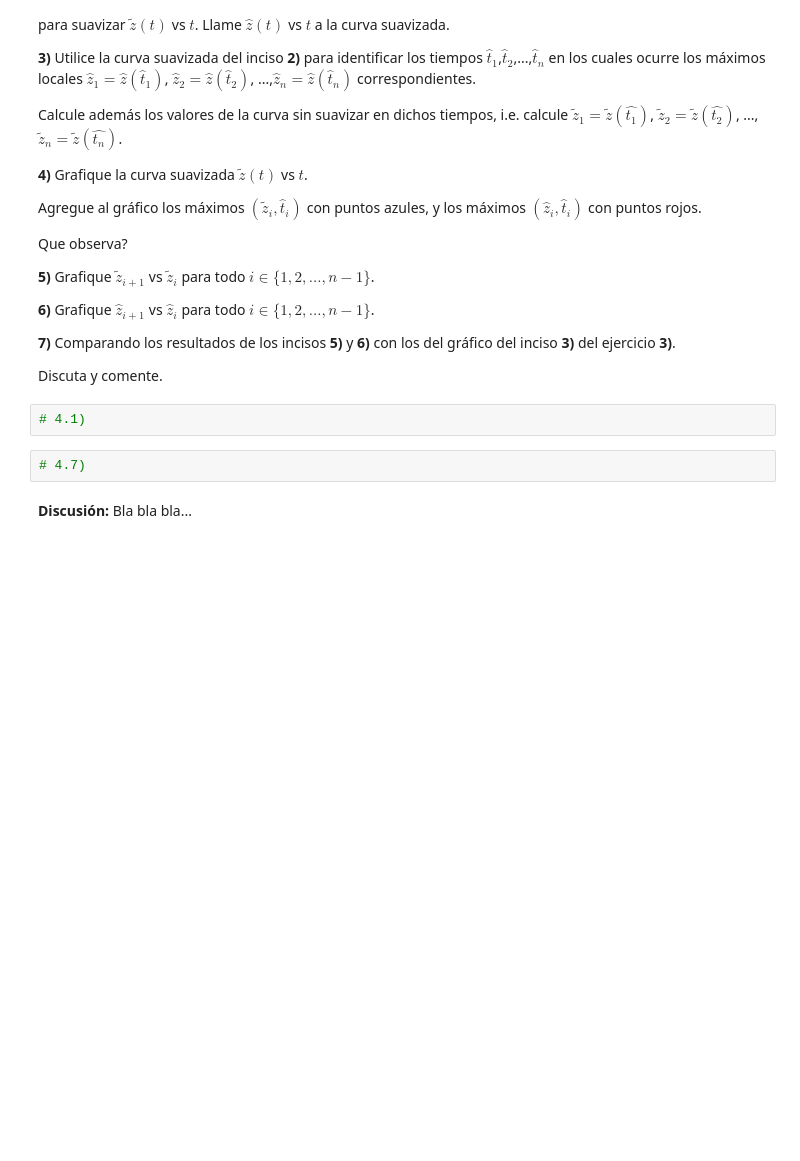
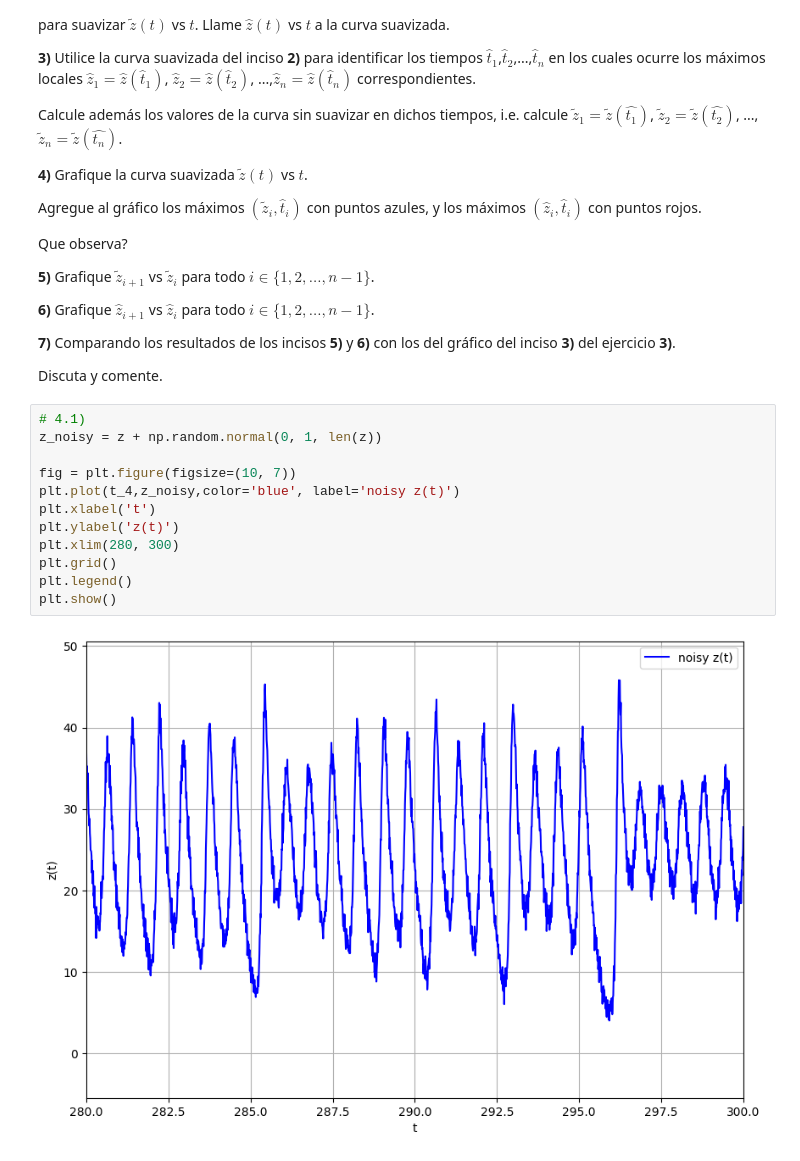
Before and after one commit to AdolfoBanchio/Redes-neuronales-2024, a Jupyter notebook: guias_ejercicios/redes_neuronales_2024_guia_6.ipynb, the cells around one changed output. Cells and saved outputs as stored; diff of their text form; blank space fills up the shorter version.

```diff
--- a/guias_ejercicios/redes_neuronales_2024_guia_6.ipynb
+++ b/guias_ejercicios/redes_neuronales_2024_guia_6.ipynb
@@ -268,9 +286,17 @@ Que observa?
 **7)** Comparando los resultados de los incisos **5)** y **6)** con los del gráfico del inciso **3)** del ejercicio **3)**.
 
 Discuta y comente.
-# %%
-# 4.1)
-# %%
-# 4.7)
-# %% [markdown]
-**Discusión:** Bla bla bla...
+# %%
+# 4.1)
+z_noisy = z + np.random.normal(0, 1, len(z))
+
+fig = plt.figure(figsize=(10, 7))
+plt.plot(t_4,z_noisy,color='blue', label='noisy z(t)')
+plt.xlabel('t')
+plt.ylabel('z(t)')
+plt.xlim(280, 300)
+plt.grid()
+plt.legend()
+plt.show()
+# %% [output]
+[figure, added]
```
Also changed, not shown: parts of 7 cells of this notebook, 4 other files.
